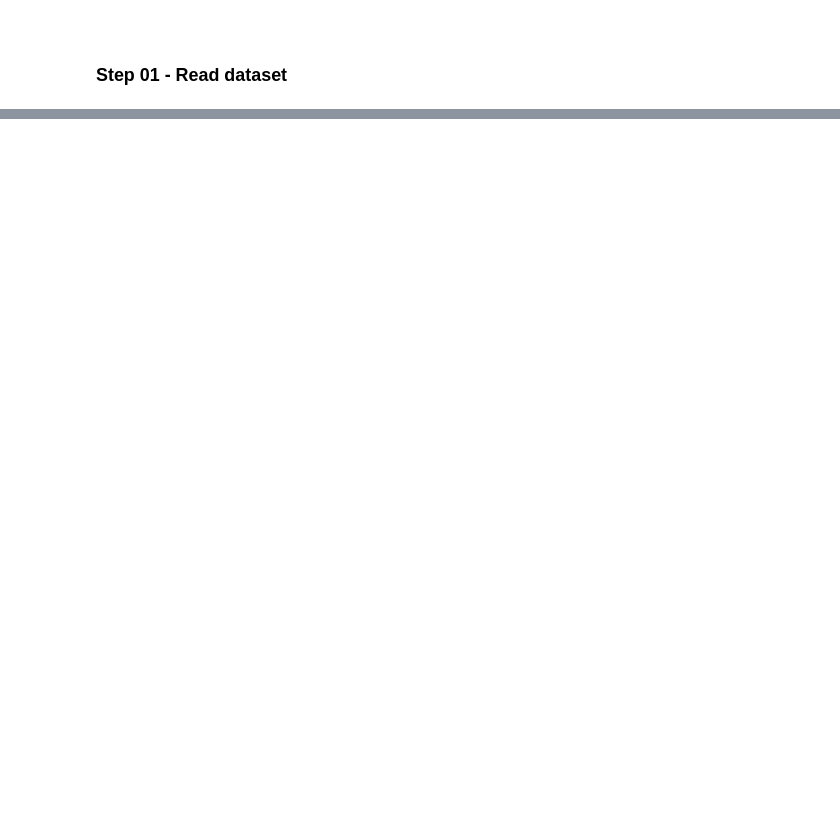
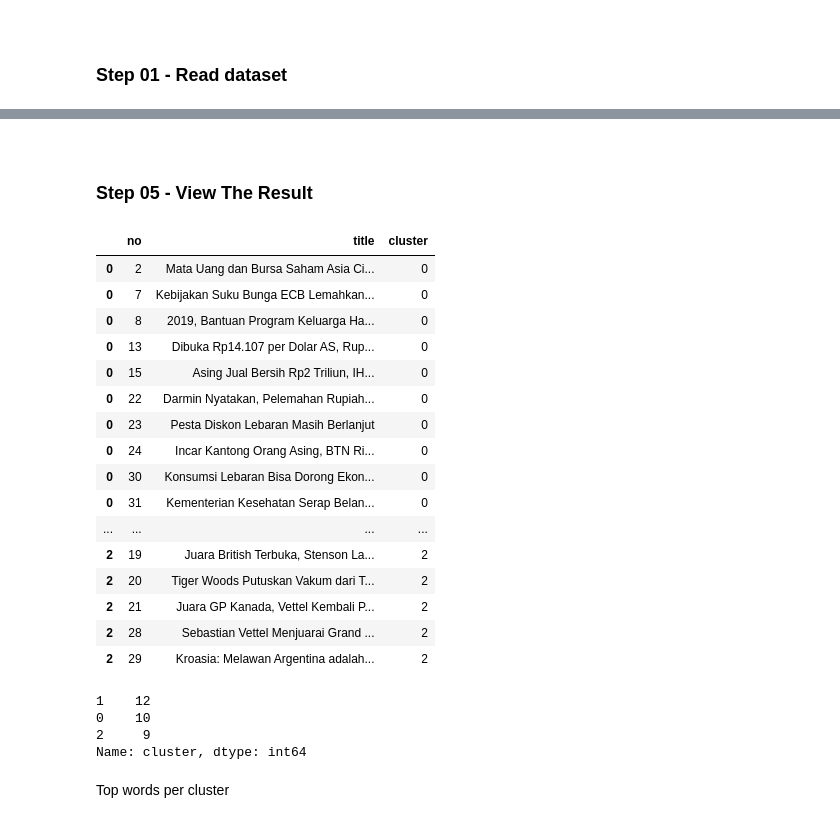
Before and after one commit to project303/Labs247, a Jupyter notebook: Text Mining/Lab 06 - Text Clustering - Putting It All Together.ipynb, the cells around one changed output, grey strips where cells are left out. Drawn from its saved outputs; the diff is of its cells as text; code cells hidden in the pictures; blank space fills up the shorter version.

```diff
--- a/Text Mining/Lab 06 - Text Clustering - Putting It All Together.ipynb
+++ b/Text Mining/Lab 06 - Text Clustering - Putting It All Together.ipynb
@@ -418,0 +188,7 @@ array([-0.08279901, -0.19214105, -0.21203435, -0.45954686,  0.57978335,
+# %%
+article_clean = []
+for text in article_content:
+    text = BeautifulSoup(text, 'html.parser').getText()
+    article_clean.append(text)
+
+article_content = article_clean
@@ -418,0 +244,6 @@ array([-0.08279901, -0.19214105, -0.21203435, -0.45954686,  0.57978335,
+# %%
+num_clusters = 3
+model_km = KMeans(n_clusters=num_clusters, random_state=1000)
+
+#train the model
+get_ipython().magic(u'time model_km.fit(tfidf_features)')
@@ -418,0 +256,42 @@ array([-0.08279901, -0.19214105, -0.21203435, -0.45954686,  0.57978335,
+# %%
+clusters = model_km.labels_.tolist()
+# %% [markdown]
+<br>
+
+### Step 05 - View The Result
+# %%
+article_no = []
+for i in range(1, len(article_titles)+1):
+    article_no.append(i)
+# %%
+article_cluster = { 'title': article_titles, 'no': article_no, 'article': article_content, 'cluster': clusters }
+pd.set_option('display.max_colwidth', None)
+df = pd.DataFrame(article_cluster, index = [clusters] , columns = ['no', 'title', 'cluster'])
+df.sort_index()
+# %% [output]
+|  | no | title | cluster |
+| 0 | 2 | Mata Uang dan Bursa Saham Asia Ci... | 0 |
+| 0 | 7 | Kebijakan Suku Bunga ECB Lemahkan... | 0 |
+| 0 | 8 | 2019, Bantuan Program Keluarga Ha... | 0 |
+| 0 | 13 | Dibuka Rp14.107 per Dolar AS, Rup... | 0 |
+| 0 | 15 | Asing Jual Bersih Rp2 Triliun, IH... | 0 |
+| 0 | 22 | Darmin Nyatakan, Pelemahan Rupiah... | 0 |
+| 0 | 23 | Pesta Diskon Lebaran Masih Berlanjut | 0 |
+| 0 | 24 | Incar Kantong Orang Asing, BTN Ri... | 0 |
+| 0 | 30 | Konsumsi Lebaran Bisa Dorong Ekon... | 0 |
+| 0 | 31 | Kementerian Kesehatan Serap Belan... | 0 |
+| ... | ... | ... | ... |
+| 2 | 19 | Juara British Terbuka, Stenson La... | 2 |
+| 2 | 20 | Tiger Woods Putuskan Vakum dari T... | 2 |
+| 2 | 21 | Juara GP Kanada, Vettel Kembali P... | 2 |
+| 2 | 28 | Sebastian Vettel Menjuarai Grand ... | 2 |
+| 2 | 29 | Kroasia: Melawan Argentina adalah... | 2 |
+# %%
+df['cluster'].value_counts()
+# %% [output]
+1    12
+0    10
+2     9
+Name: cluster, dtype: int64
+# %% [markdown]
+Top words per cluster
```
Also changed, not shown: parts of 95 cells of this notebook.
